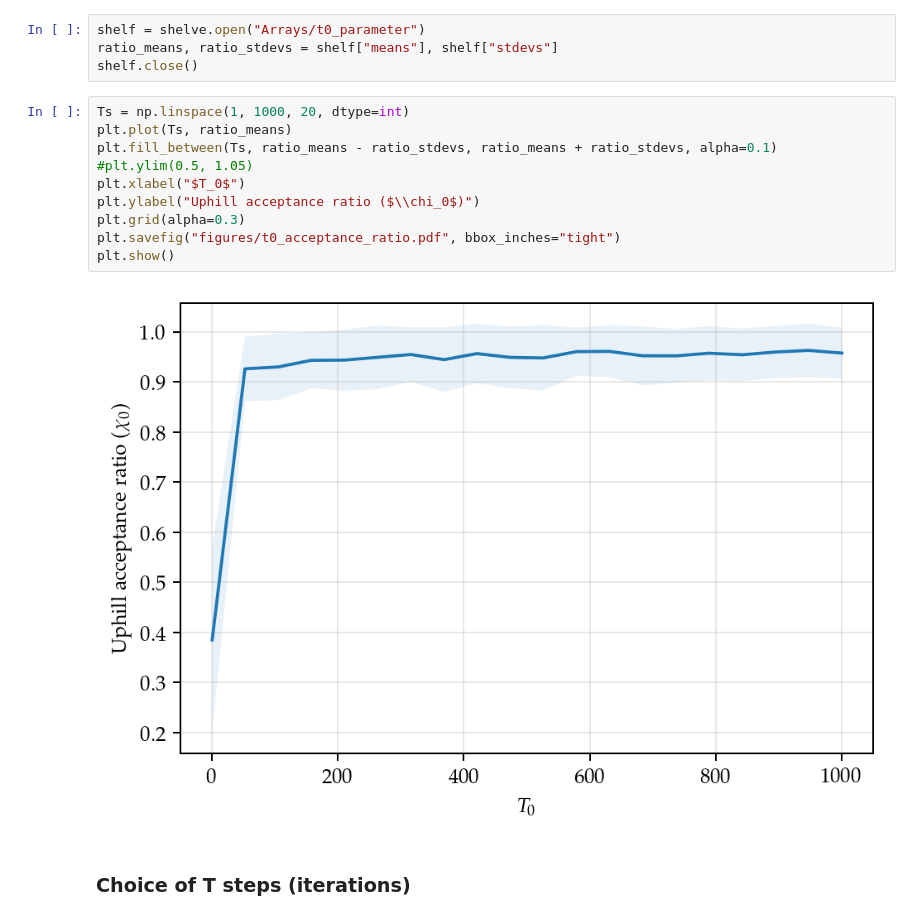
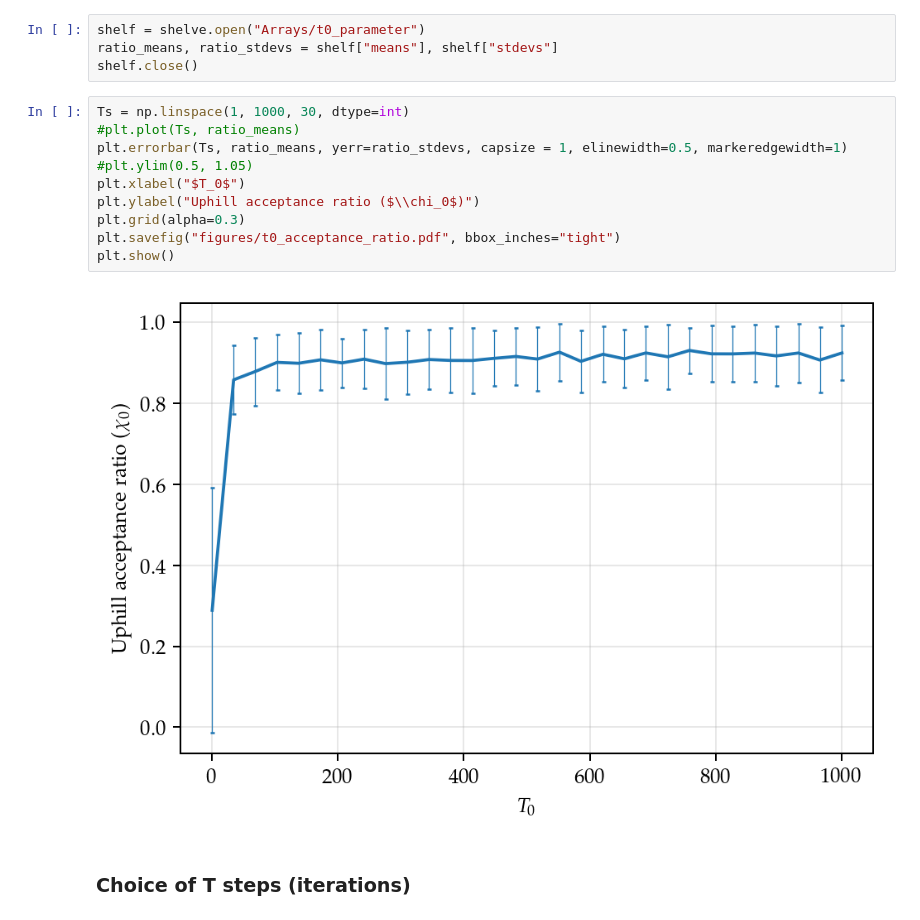
Before and after one commit to Maloup/stochastic-simulation-assignment3, a Jupyter notebook: Simulated Annealing Parameter Tuning.ipynb, the cells around one changed output. Drawn from its saved outputs; the diff is of its cells as text.

```diff
--- a/Simulated Annealing Parameter Tuning.ipynb
+++ b/Simulated Annealing Parameter Tuning.ipynb
@@ -96,17 +96,17 @@ shelf = shelve.open("Arrays/t0_parameter")
 ratio_means, ratio_stdevs = shelf["means"], shelf["stdevs"]
 shelf.close()
 # %%
-Ts = np.linspace(1, 1000, 20, dtype=int)
-plt.plot(Ts, ratio_means)
-plt.fill_between(Ts, ratio_means - ratio_stdevs, ratio_means + ratio_stdevs, alpha=0.1)
+Ts = np.linspace(1, 1000, 30, dtype=int)
+#plt.plot(Ts, ratio_means)
+plt.errorbar(Ts, ratio_means, yerr=ratio_stdevs, capsize = 1, elinewidth=0.5, markeredgewidth=1)
 #plt.ylim(0.5, 1.05)
 plt.xlabel("$T_0$")
 plt.ylabel("Uphill acceptance ratio ($\\chi_0$)")
 plt.grid(alpha=0.3)
 plt.savefig("figures/t0_acceptance_ratio.pdf", bbox_inches="tight")
 plt.show()
 # %% [output]
-[figure, old version]
+[figure, new version]
 # %% [markdown]
 ### Choice of T steps (iterations)
 # %%
```
Also changed, not shown: parts of 5 cells of this notebook, 4 other files.
